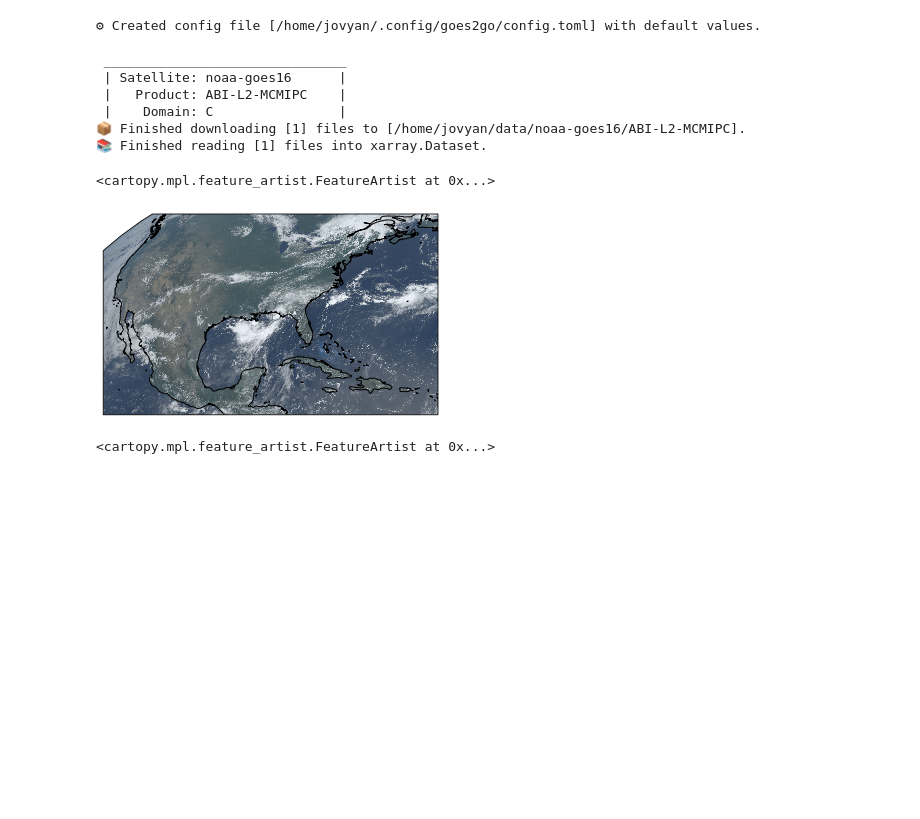
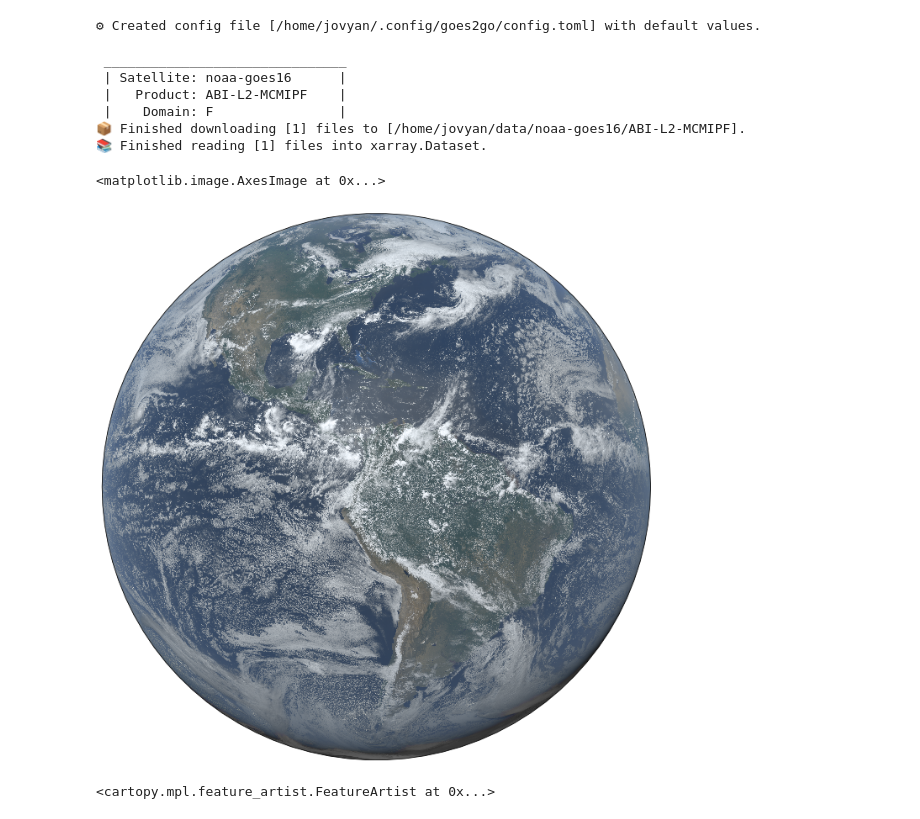
Before and after one commit to ShyftSolutions/exploring-wx-data, a Jupyter notebook: mount/workspace/metpy.ipynb, the cells around one changed output. Drawn from its saved outputs; the diff is of its cells as text; code cells hidden in the pictures; blank space fills up the shorter version.

```diff
--- a/mount/workspace/metpy.ipynb
+++ b/mount/workspace/metpy.ipynb
@@ -9,21 +9,23 @@ from goes2go.data import goes_latest
 import matplotlib.pyplot as plt
 import cartopy.crs as ccrs
 # %%
-G1 = goes_latest(satellite='G16', product='ABI')
+G1 = goes_latest(satellite='G16', product='ABI', domain='F')
 # %% [output]
  _______________________________
  | Satellite: noaa-goes16      |
- |   Product: ABI-L2-MCMIPC    |
- |    Domain: C                |
-📦 Finished downloading [1] files to [/home/jovyan/data/noaa-goes16/ABI-L2-MCMIPC].
+ |   Product: ABI-L2-MCMIPF    |
+ |    Domain: F                |
+📦 Finished downloading [1] files to [/home/jovyan/data/noaa-goes16/ABI-L2-MCMIPF].
 📚 Finished reading [1] files into xarray.Dataset.
 # %%
+G1.FOV.full_disk
+plt.figure(figsize=(18, 12))
 ax = plt.subplot(projection=G1.rgb.crs )
 ax.imshow(G1.rgb.TrueColor(), **G1.rgb.imshow_kwargs)
-ax.coastlines()
+# ax.coastlines()
 # %% [output]
-<cartopy.mpl.feature_artist.FeatureArtist at 0x...>
+<matplotlib.image.AxesImage at 0x...>
-[figure, old version]
+[figure, new version]
 # %%
 ax = plt.subplot(projection=G1.FOV.crs)
 x,y = G1.FOV.domain.exterior.xy
```
Also changed, not shown: parts of 7 cells of this notebook, 3 other files.
